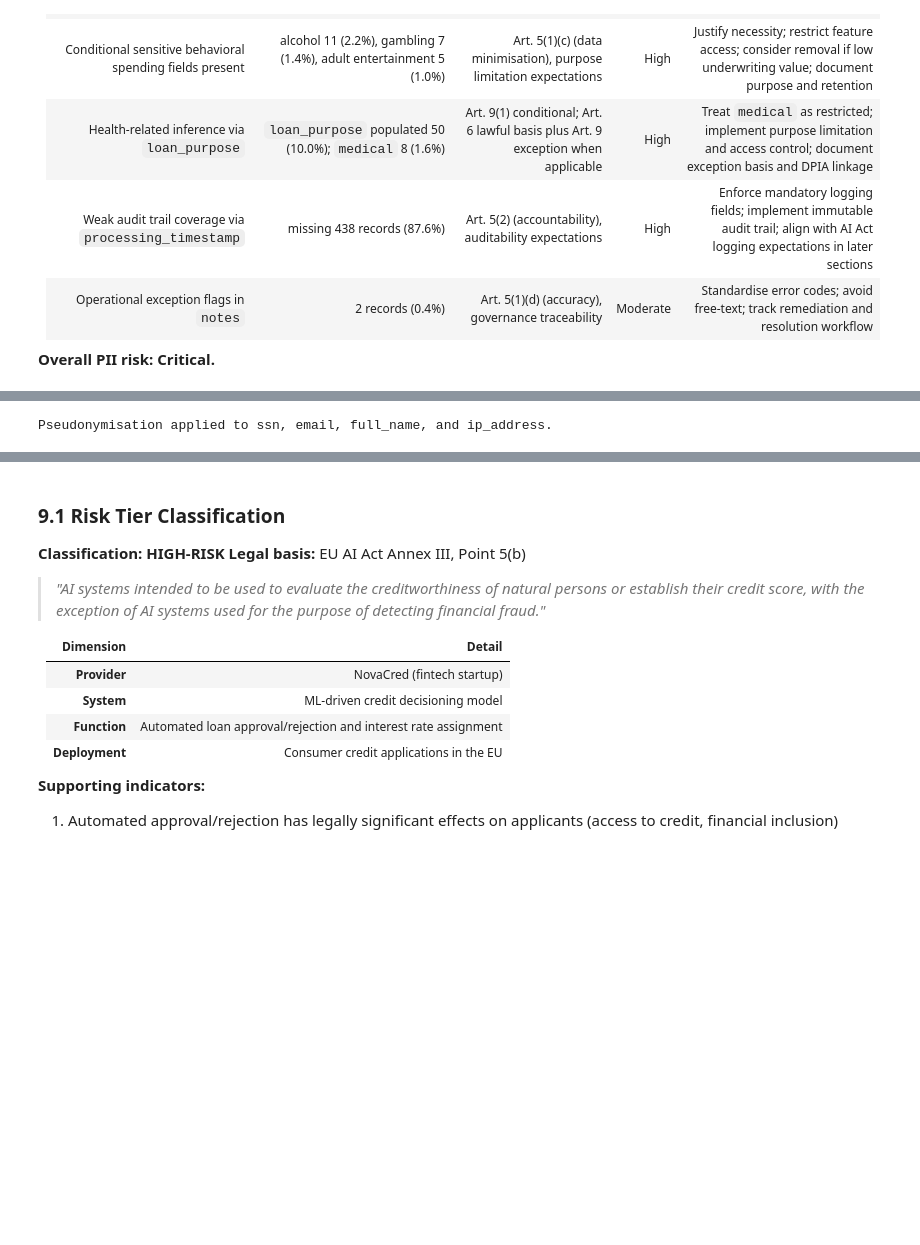
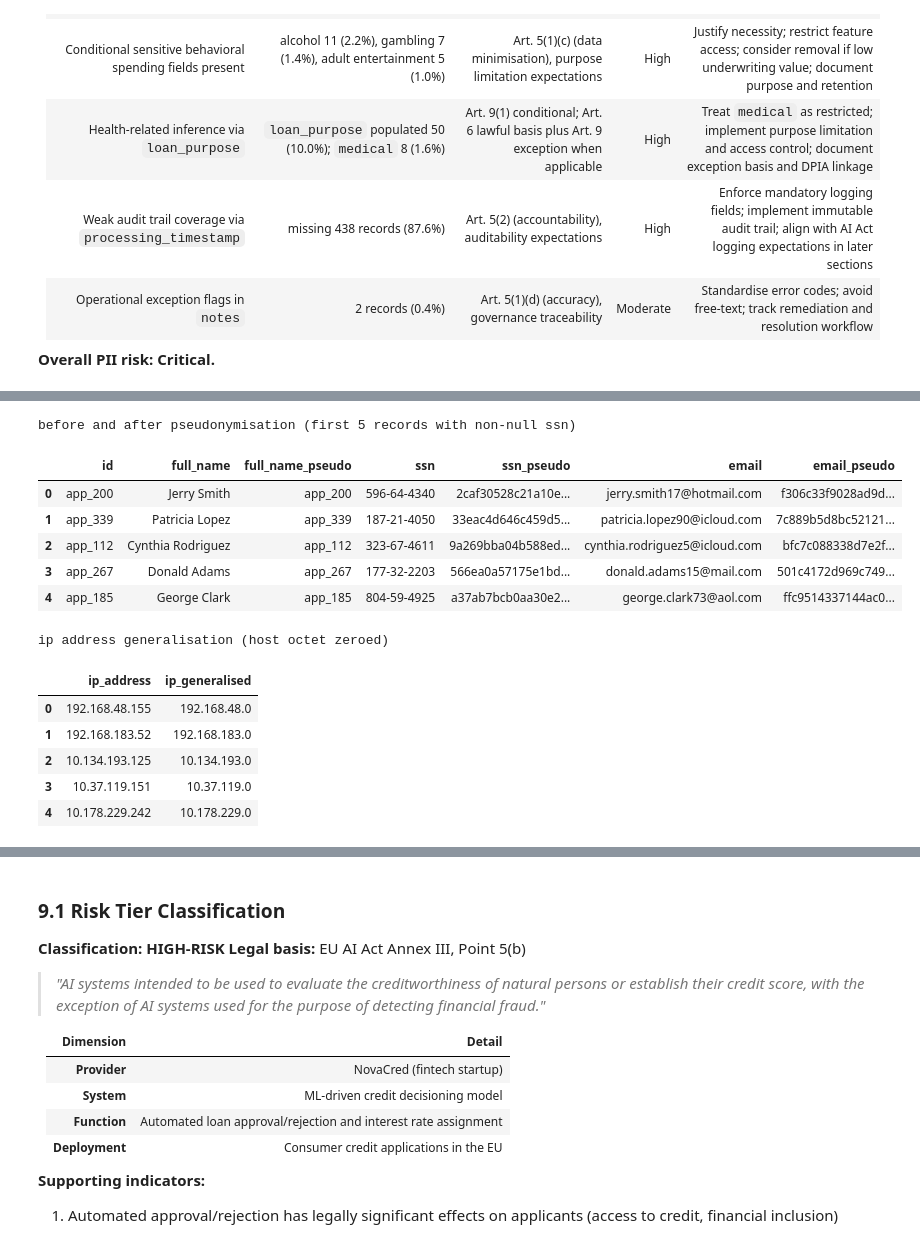
Before and after one commit to mchlkan/dego-2606-group3, a Jupyter notebook: notebooks/03-privacy-demo.ipynb, the cells around one changed output, grey strips where cells are left out. Saved outputs shown, nothing was run; the diff lists cells and outputs as text; code cells hidden in the pictures; blank space fills up the shorter version.

```diff
--- a/notebooks/03-privacy-demo.ipynb
+++ b/notebooks/03-privacy-demo.ipynb
@@ -437,25 +410,48 @@ Pseudonymisation functions defined.
 # %%
-# work on a copy so the original columns are preserved for comparison
-df_pseudonymised = df.copy()
+# side-by-side comparison of original and pseudonymised values
+comparison_cols = [
+    "id",
+    "full_name",
+    "full_name_pseudo",
+    "ssn",
+    "ssn_pseudo",
+    "email",
+    "email_pseudo",
+]
 
-# SSN: SHA-256 hash
-df_pseudonymised["ssn_pseudo"] = df_pseudonymised["ssn"].apply(pseudonymise_sha256)
-
-# Email: HMAC-SHA-256 hash
-# in production, SECRET_KEY must be stored in a key-management service (e.g. AWS KMS)
-# and never hardcoded in source code
-SECRET_KEY = b"novacred-demo-key-2024"  # demonstration value only
-df_pseudonymised["email_pseudo"] = df_pseudonymised["email"].apply(
-    pseudonymise_hmac, secret_key=SECRET_KEY
+sample = (
+    df_pseudonymised[df_pseudonymised["ssn"].notna()][comparison_cols]
+    .head(5)
+    .reset_index(drop=True)
 )
 
-# full_name: replace with application ID as an opaque reference token
-# the name is removed entirely; the record is identified only by its system ID
-df_pseudonymised["full_name_pseudo"] = df_pseudonymised["id"]
+# truncate long hashes for display readability
+for col in ["ssn_pseudo", "email_pseudo"]:
+    sample[col] = sample[col].apply(lambda x: str(x)[:16] + "..." if pd.notna(x) else pd.NA)
 
-# IP address: generalise to /24 subnet
-df_pseudonymised["ip_generalised"] = df_pseudonymised["ip_address"].apply(generalise_ip)
+print("before and after pseudonymisation (first 5 records with non-null ssn)")
+display(sample)
 
-print("Pseudonymisation applied to ssn, email, full_name, and ip_address.")
+ip_sample = (
+    df_pseudonymised[df_pseudonymised["ip_address"].notna()][["ip_address", "ip_generalised"]]
+    .head(5)
+    .reset_index(drop=True)
+)
+
+print("ip address generalisation (host octet zeroed)")
+display(ip_sample)
 # %% [output]
-Pseudonymisation applied to ssn, email, full_name, and ip_address.
+before and after pseudonymisation (first 5 records with non-null ssn)
+|  | id | full_name | full_name_pseudo | ssn | ssn_pseudo | email | email_pseudo |
+| 0 | app_200 | Jerry Smith | app_200 | 596-64-4340 | 2caf30528c21a10e... | jerry.smith17@hotmail.com | f306c33f9028ad9d... |
+| 1 | app_339 | Patricia Lopez | app_339 | 187-21-4050 | 33eac4d646c459d5... | patricia.lopez90@icloud.com | 7c889b5d8bc52121... |
+| 2 | app_112 | Cynthia Rodriguez | app_112 | 323-67-4611 | 9a269bba04b588ed... | cynthia.rodriguez5@icloud.com | bfc7c088338d7e2f... |
+| 3 | app_267 | Donald Adams | app_267 | 177-32-2203 | 566ea0a57175e1bd... | donald.adams15@mail.com | 501c4172d969c749... |
+| 4 | app_185 | George Clark | app_185 | 804-59-4925 | a37ab7bcb0aa30e2... | george.clark73@aol.com | ffc9514337144ac0... |
+ip address generalisation (host octet zeroed)
+|  | ip_address | ip_generalised |
+| 0 | 192.168.48.155 | 192.168.48.0 |
+| 1 | 192.168.183.52 | 192.168.183.0 |
+| 2 | 10.134.193.125 | 10.134.193.0 |
+| 3 | 10.37.119.151 | 10.37.119.0 |
+| 4 | 10.178.229.242 | 10.178.229.0 |
```
Also changed, not shown: parts of 65 cells of this notebook.
